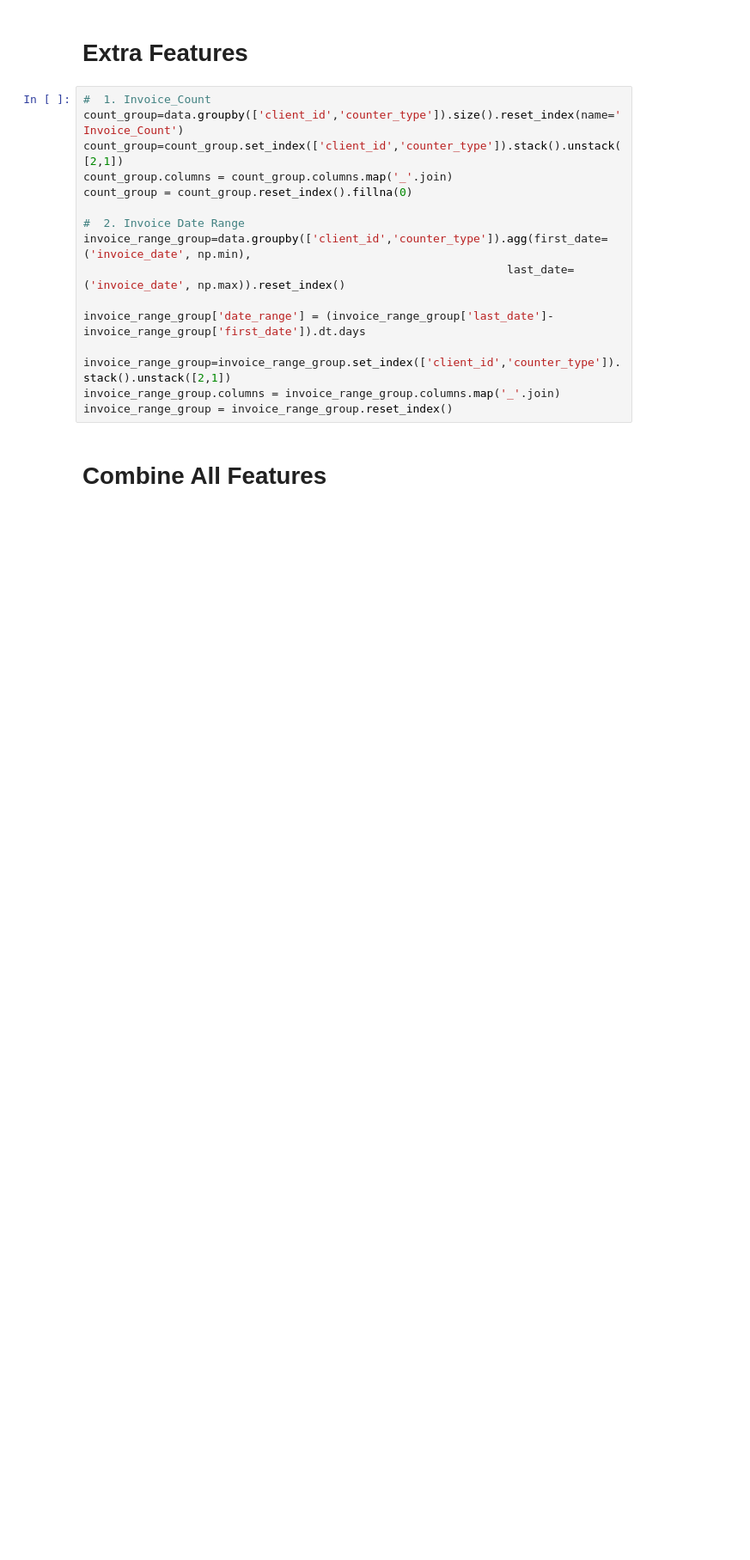
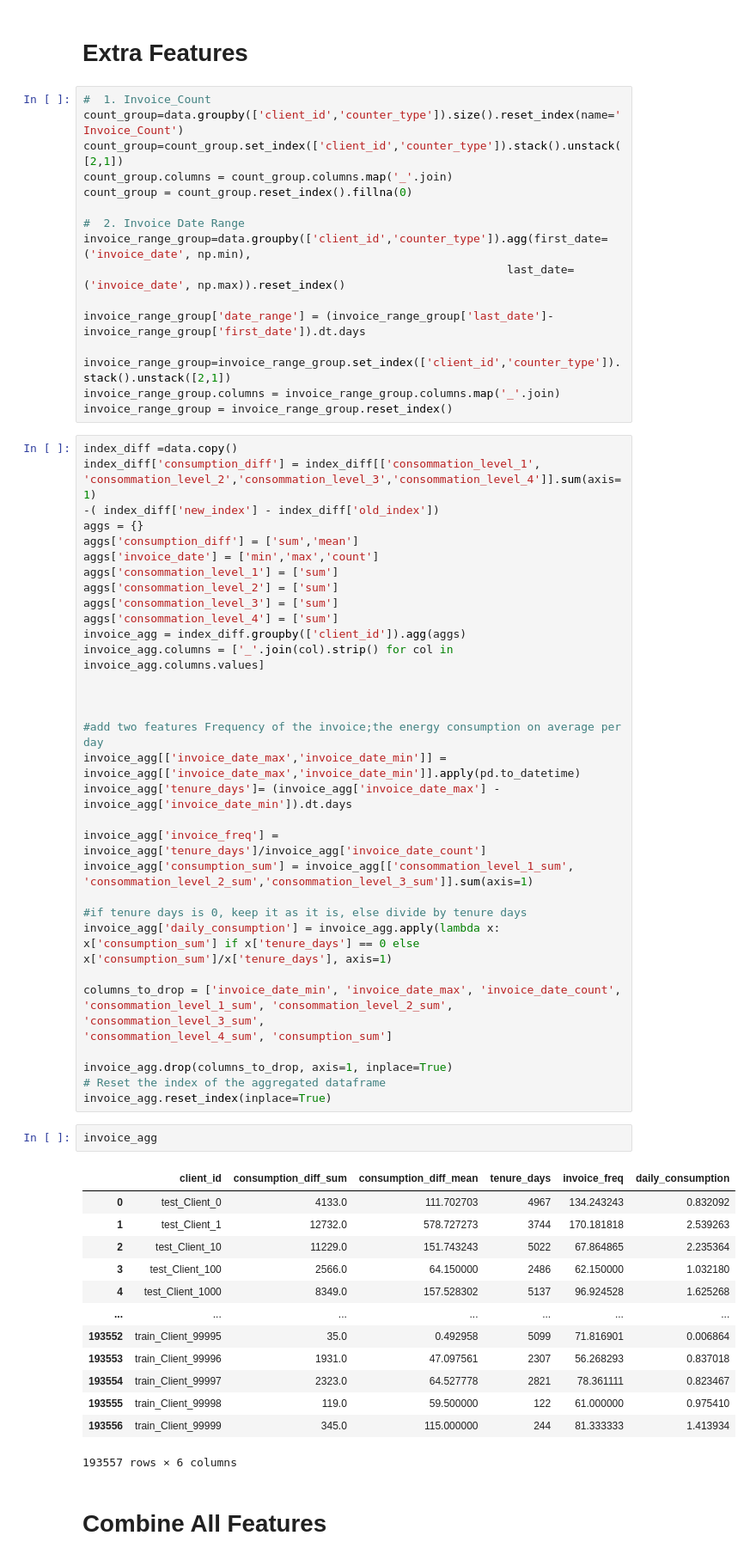
Before and after one commit to jcen1/Fraud-Detection-in-Electricity-and-Gas-Consumption-Challenge, a Jupyter notebook: Notebooks/machine_learning_fraud.ipynb, the cells around one changed output. Shown at 86% size. Saved outputs shown, nothing was run; the diff lists cells and outputs as text; blank space fills up the shorter version.

```diff
--- a/Notebooks/machine_learning_fraud.ipynb
+++ b/Notebooks/machine_learning_fraud.ipynb
@@ -498,6 +498,54 @@ invoice_range_group['date_range'] = (invoice_range_group['last_date']-invoice_ra
 invoice_range_group=invoice_range_group.set_index(['client_id','counter_type']).stack().unstack([2,1])
 invoice_range_group.columns = invoice_range_group.columns.map('_'.join)
 invoice_range_group = invoice_range_group.reset_index()
+# %%
+index_diff =data.copy()
+index_diff['consumption_diff'] = index_diff[['consommation_level_1', 'consommation_level_2','consommation_level_3','consommation_level_4']].sum(axis=1)
+-( index_diff['new_index'] - index_diff['old_index'])
+aggs = {}
+aggs['consumption_diff'] = ['sum','mean']
+aggs['invoice_date'] = ['min','max','count']
+aggs['consommation_level_1'] = ['sum']
+aggs['consommation_level_2'] = ['sum']
+aggs['consommation_level_3'] = ['sum']
+aggs['consommation_level_4'] = ['sum']
+invoice_agg = index_diff.groupby(['client_id']).agg(aggs)
+invoice_agg.columns = ['_'.join(col).strip() for col in invoice_agg.columns.values]
+
+
+
+#add two features Frequency of the invoice;the energy consumption on average per day
+invoice_agg[['invoice_date_max','invoice_date_min']] = invoice_agg[['invoice_date_max','invoice_date_min']].apply(pd.to_datetime)
+invoice_agg['tenure_days']= (invoice_agg['invoice_date_max'] - invoice_agg['invoice_date_min']).dt.days
+
+invoice_agg['invoice_freq'] = invoice_agg['tenure_days']/invoice_agg['invoice_date_count']
+invoice_agg['consumption_sum'] = invoice_agg[['consommation_level_1_sum', 'consommation_level_2_sum','consommation_level_3_sum']].sum(axis=1)
+
+#if tenure days is 0, keep it as it is, else divide by tenure days
+invoice_agg['daily_consumption'] = invoice_agg.apply(lambda x: x['consumption_sum'] if x['tenure_days'] == 0 else x['consumption_sum']/x['tenure_days'], axis=1)
+
+columns_to_drop = ['invoice_date_min', 'invoice_date_max', 'invoice_date_count', 'consommation_level_1_sum', 'consommation_level_2_sum', 'consommation_level_3_sum',
+'consommation_level_4_sum', 'consumption_sum']
+
+invoice_agg.drop(columns_to_drop, axis=1, inplace=True)
+# Reset the index of the aggregated dataframe
+invoice_agg.reset_index(inplace=True)
+# %%
+invoice_agg
+# %% [output]
+|  | client_id | consumption_diff_sum | consumption_diff_mean | tenure_days | invoice_freq | daily_consumption |
+| 0 | test_Client_0 | 4133.0 | 111.702703 | 4967 | 134.243243 | 0.832092 |
+| 1 | test_Client_1 | 12732.0 | 578.727273 | 3744 | 170.181818 | 2.539263 |
+| 2 | test_Client_10 | 11229.0 | 151.743243 | 5022 | 67.864865 | 2.235364 |
+| 3 | test_Client_100 | 2566.0 | 64.150000 | 2486 | 62.150000 | 1.032180 |
+| 4 | test_Client_1000 | 8349.0 | 157.528302 | 5137 | 96.924528 | 1.625268 |
+| ... | ... | ... | ... | ... | ... | ... |
+| 193552 | train_Client_99995 | 35.0 | 0.492958 | 5099 | 71.816901 | 0.006864 |
+| 193553 | train_Client_99996 | 1931.0 | 47.097561 | 2307 | 56.268293 | 0.837018 |
+| 193554 | train_Client_99997 | 2323.0 | 64.527778 | 2821 | 78.361111 | 0.823467 |
+| 193555 | train_Client_99998 | 119.0 | 59.500000 | 122 | 61.000000 | 0.975410 |
+| 193556 | train_Client_99999 | 345.0 | 115.000000 | 244 | 81.333333 | 1.413934 |
+193557 rows × 6 columns
 # %% [markdown]
 # Combine All Features
 # %%
```
Also changed, not shown: parts of 16 cells of this notebook, 4 other files.
